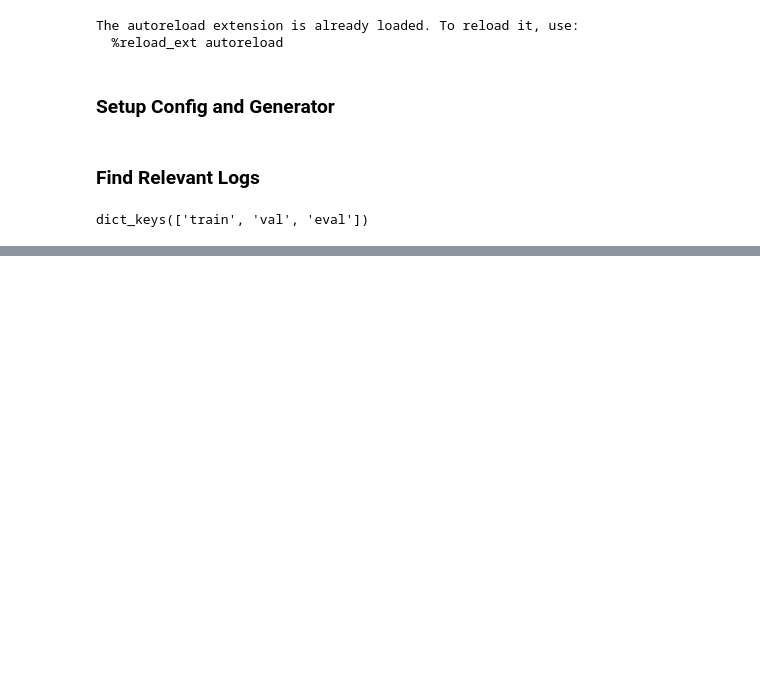
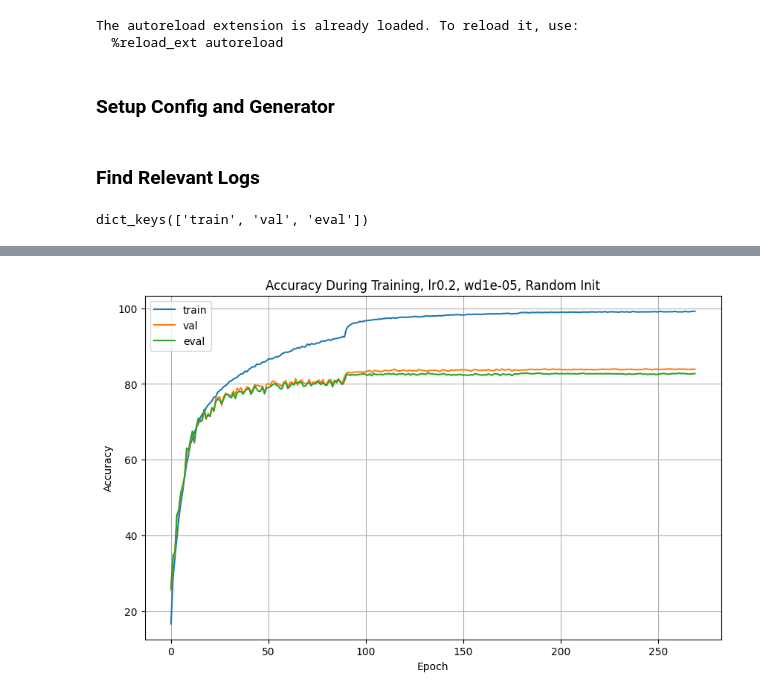
Before and after one commit to drothermel/dr_gen, a Jupyter notebook: notebooks/calc_metrics.ipynb, the cells around one changed output, grey strips where cells are left out. Cells and saved outputs as stored; diff of their text form; code cells hidden in the pictures; blank space fills up the shorter version.

```diff
--- a/notebooks/calc_metrics.ipynb
+++ b/notebooks/calc_metrics.ipynb
@@ -51,0 +73,34 @@ dict_keys(['train', 'val', 'eval'])
+# %%
+def plot_parsed_metrics(tm, lr="", wd="", initialization=""):
+    # Extract acc1 values from each entry in data['train']
+    acc1_values = [entry['agg_stats']['acc1'] for entry in tm['train']]
+    acc1_val = [entry['agg_stats']['acc1'] for entry in tm['val']]
+    acc1_eval = [entry['agg_stats']['acc1'] for entry in tm['eval']]
+
+    # Create an index for each data point (0, 1, 2, ...)
+    indices = list(range(len(acc1_values)))
+
+    # Plotting
+    plt.figure(figsize=(10, 6))
+    #plt.plot(indices, acc1_values, marker='o', linestyle='-', color='b')
+    plt.plot(indices, acc1_values, linestyle='-', label="train")
+    plt.plot(indices, acc1_val, linestyle='-', label="val")
+    plt.plot(indices, acc1_eval, linestyle='-', label="eval")
+    plt.xlabel("Epoch")
+    plt.ylabel("Accuracy")
+    plt.title(f"Accuracy During Training, lr{lr}, wd{wd}, {initialization}")
+    plt.grid(True)
+    plt.legend()
+    plt.show()
+# %%
+def plot_parsed(conf, metrics):
+    plot_parsed_metrics(
+        metrics,
+        lr=conf['optim']['lr'],
+        wd=conf['optim']['weight_decay'],
+        initialization="Random Init" if conf['model']['weights'] is None else conf['model']['weights'],
+    )
+# %%
+plot_parsed(test_rc, test_m)
+# %% [output]
+[figure, added]
```
Also changed, not shown: parts of 3 cells of this notebook.
